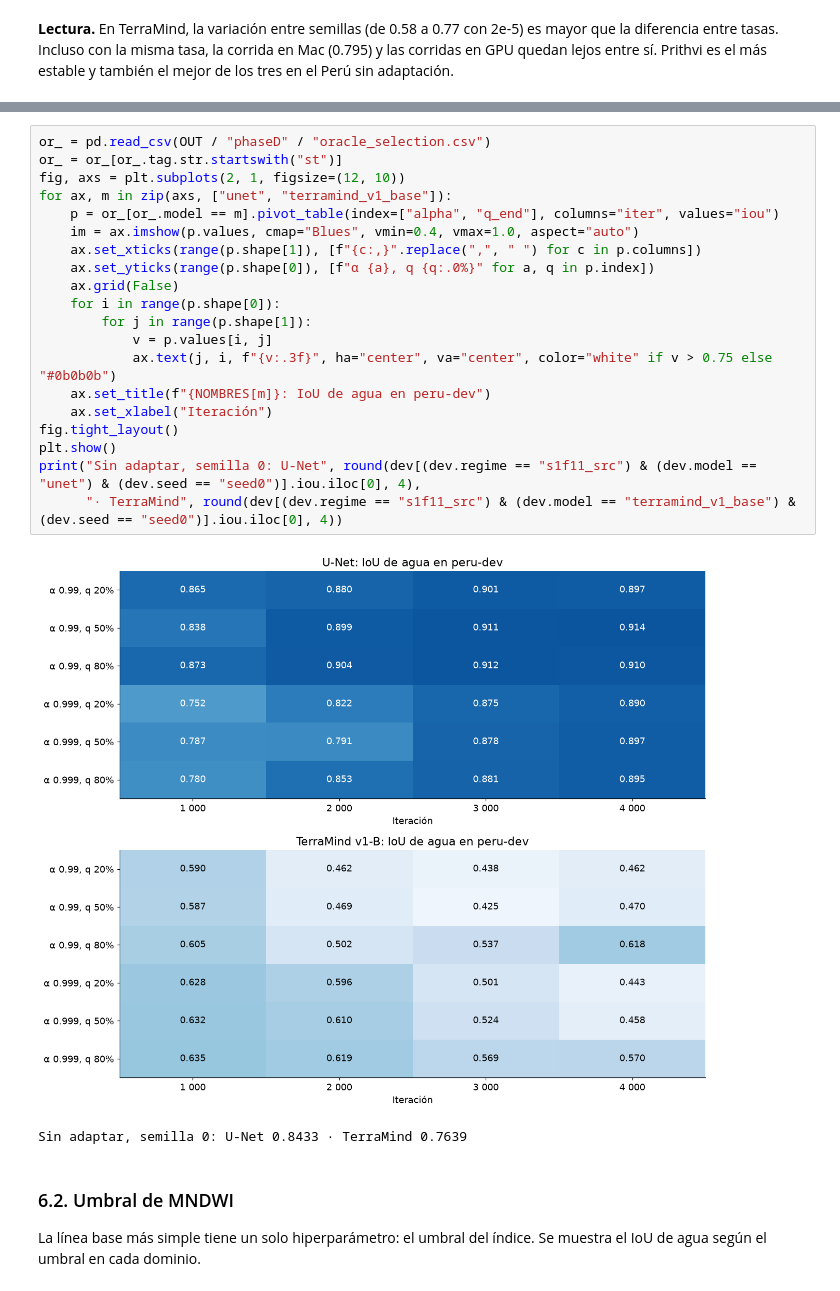
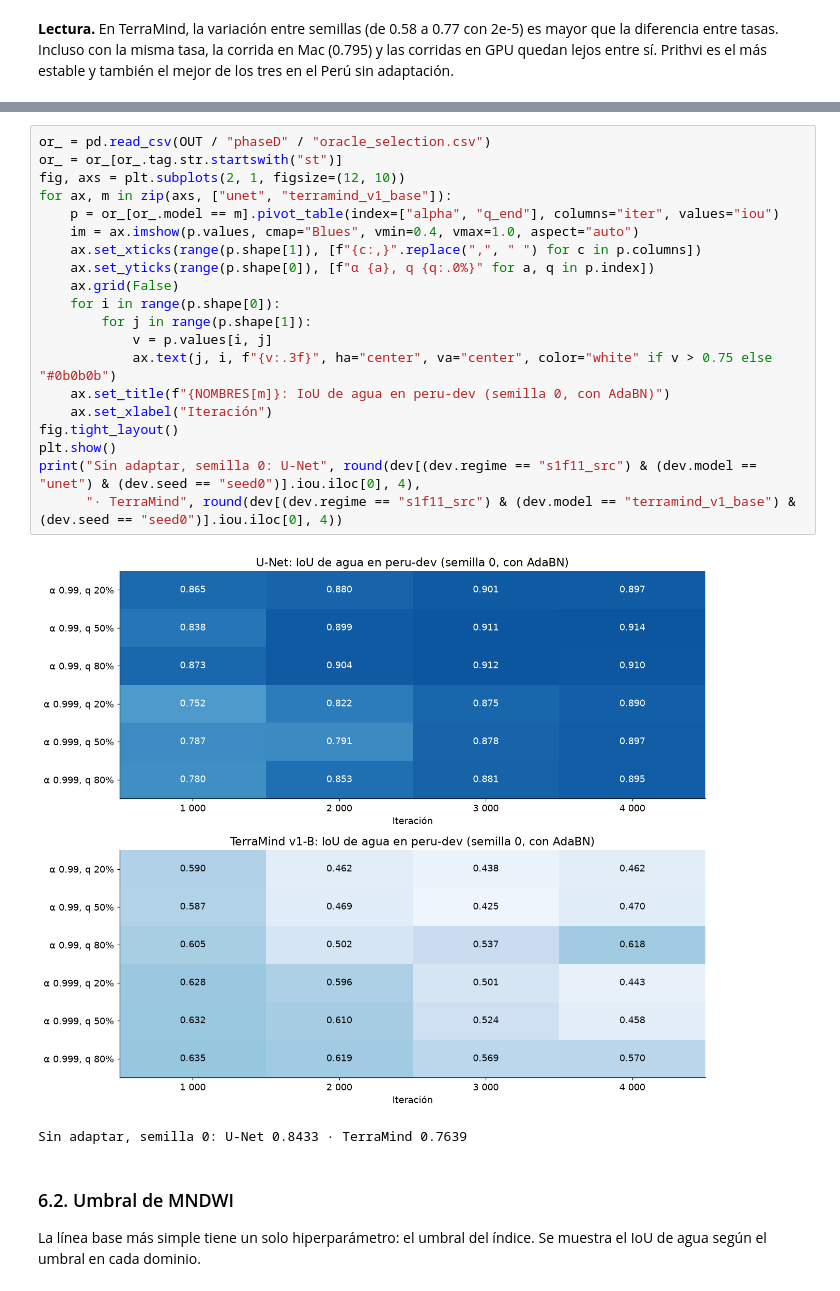
Before and after one commit to gersongams/peru-flood-segmentation, a Jupyter notebook: notebooks/optimizacion_hiperparametros.ipynb, the cells around one changed output, grey strips where cells are left out. Saved outputs shown, nothing was run; the diff lists cells and outputs as text.

```diff
--- a/notebooks/optimizacion_hiperparametros.ipynb
+++ b/notebooks/optimizacion_hiperparametros.ipynb
@@ -338,25 +338,25 @@ final de píxeles con pseudoetiqueta. Se usó la semilla 0, en cuatro puntos de
 # %%
 or_ = pd.read_csv(OUT / "phaseD" / "oracle_selection.csv")
 or_ = or_[or_.tag.str.startswith("st")]
 fig, axs = plt.subplots(2, 1, figsize=(12, 10))
 for ax, m in zip(axs, ["unet", "terramind_v1_base"]):
     p = or_[or_.model == m].pivot_table(index=["alpha", "q_end"], columns="iter", values="iou")
     im = ax.imshow(p.values, cmap="Blues", vmin=0.4, vmax=1.0, aspect="auto")
     ax.set_xticks(range(p.shape[1]), [f"{c:,}".replace(",", " ") for c in p.columns])
     ax.set_yticks(range(p.shape[0]), [f"α {a}, q {q:.0%}" for a, q in p.index])
     ax.grid(False)
     for i in range(p.shape[0]):
         for j in range(p.shape[1]):
             v = p.values[i, j]
             ax.text(j, i, f"{v:.3f}", ha="center", va="center", color="white" if v > 0.75 else "#0b0b0b")
-    ax.set_title(f"{NOMBRES[m]}: IoU de agua en peru-dev")
+    ax.set_title(f"{NOMBRES[m]}: IoU de agua en peru-dev (semilla 0, con AdaBN)")
     ax.set_xlabel("Iteración")
 fig.tight_layout()
 plt.show()
 print("Sin adaptar, semilla 0: U-Net", round(dev[(dev.regime == "s1f11_src") & (dev.model == "unet") & (dev.seed == "seed0")].iou.iloc[0], 4),
       "· TerraMind", round(dev[(dev.regime == "s1f11_src") & (dev.model == "terramind_v1_base") & (dev.seed == "seed0")].iou.iloc[0], 4))
 # %% [output]
-[figure, old version]
+[figure, new version]
 Sin adaptar, semilla 0: U-Net 0.8433 · TerraMind 0.7639
 # %% [markdown]
 ### 6.2. Umbral de MNDWI
```
Also changed, not shown: parts of 3 cells of this notebook, 3 other files.
